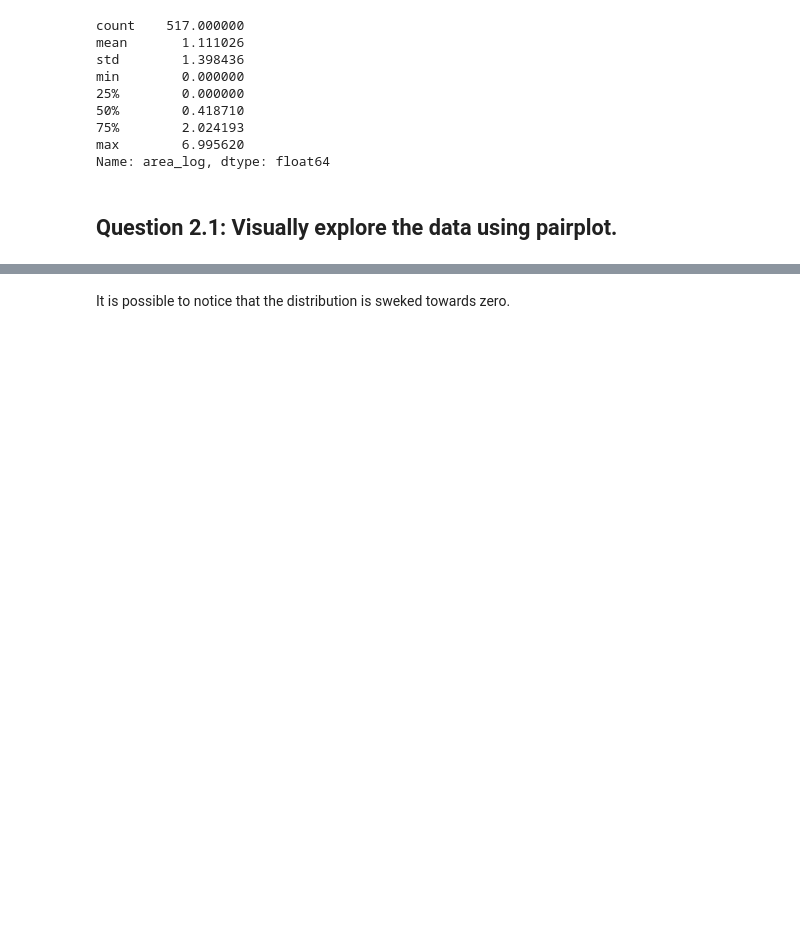
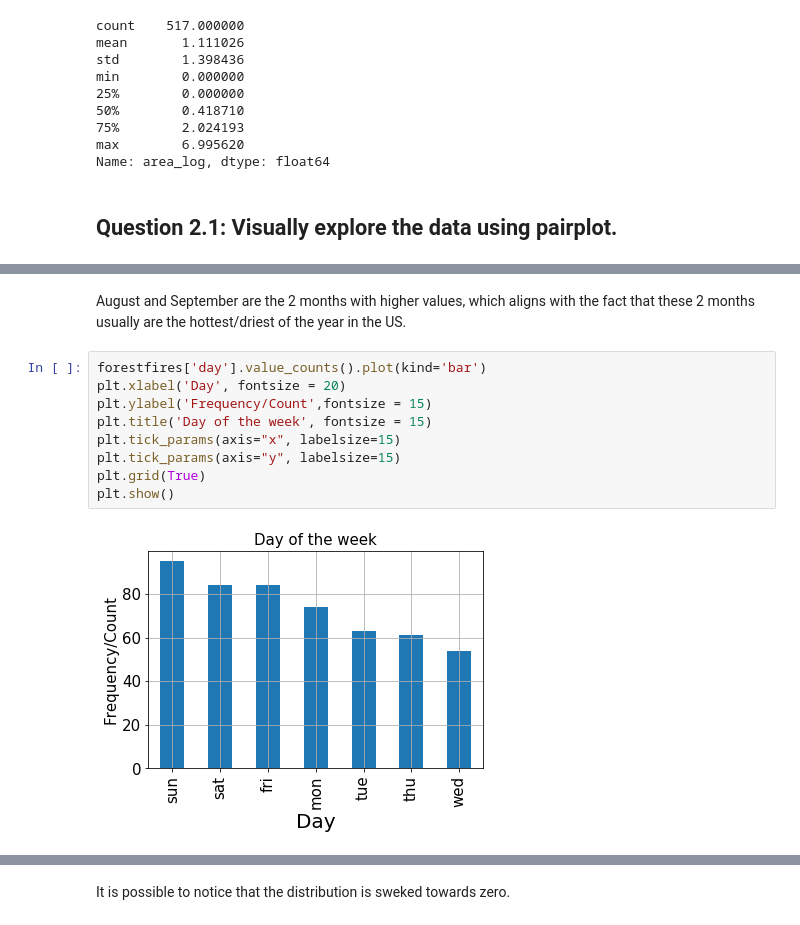
Before and after one commit to rodolfolermacontreras/ML_1_Assignment_2, a Jupyter notebook: MLEARN510-Lesson02-Rodolfo_Lerma.ipynb, the cells around one changed output, grey strips where cells are left out. Cells and saved outputs as stored; diff of their text form; blank space fills up the shorter version.

```diff
--- a/MLEARN510-Lesson02-Rodolfo_Lerma.ipynb
+++ b/MLEARN510-Lesson02-Rodolfo_Lerma.ipynb
@@ -123,0 +136,13 @@ plt.show()
+# %% [markdown]
+August and September are the 2 months with higher values, which aligns with the fact that these 2 months usually are the hottest/driest of the year in the US.
+# %%
+forestfires['day'].value_counts().plot(kind='bar')
+plt.xlabel('Day', fontsize = 20)
+plt.ylabel('Frequency/Count',fontsize = 15)
+plt.title('Day of the week', fontsize = 15)
+plt.tick_params(axis="x", labelsize=15)
+plt.tick_params(axis="y", labelsize=15)
+plt.grid(True)
+plt.show()
+# %% [output]
+[figure, added]
```
Also changed, not shown: parts of 17 cells of this notebook.
